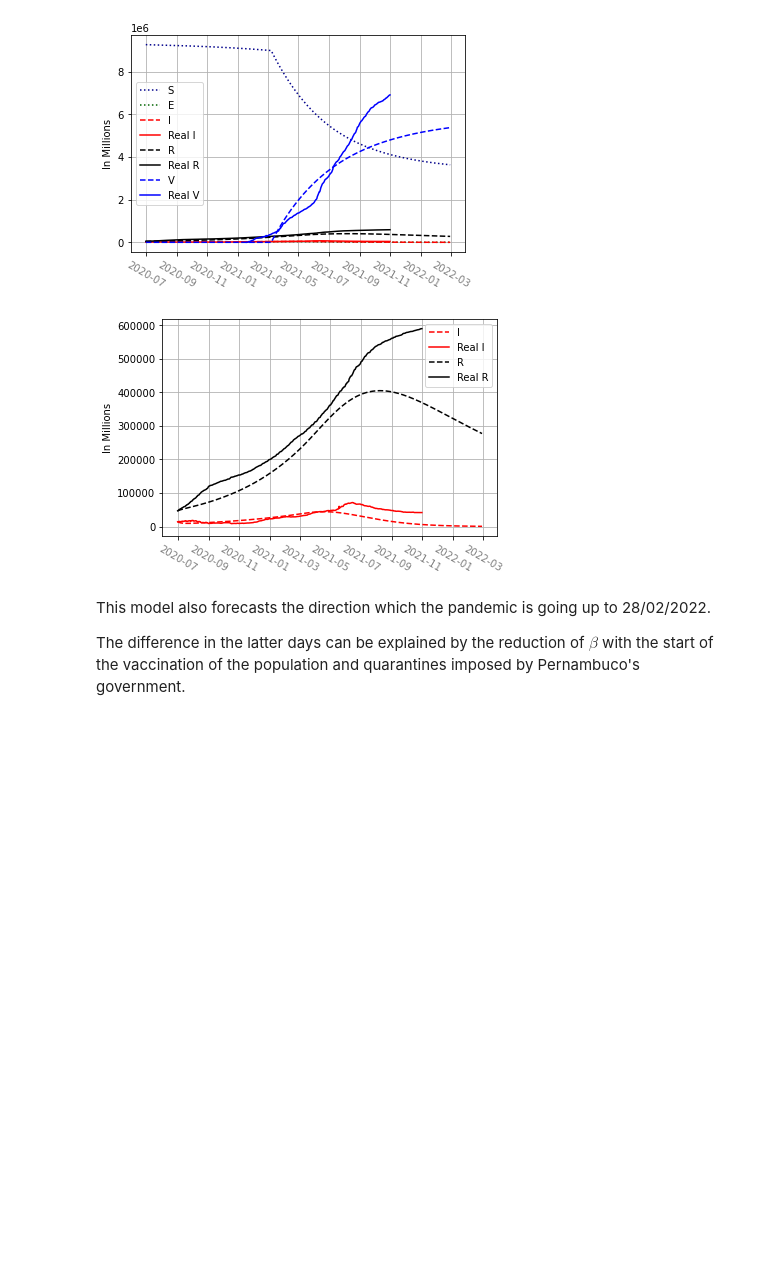
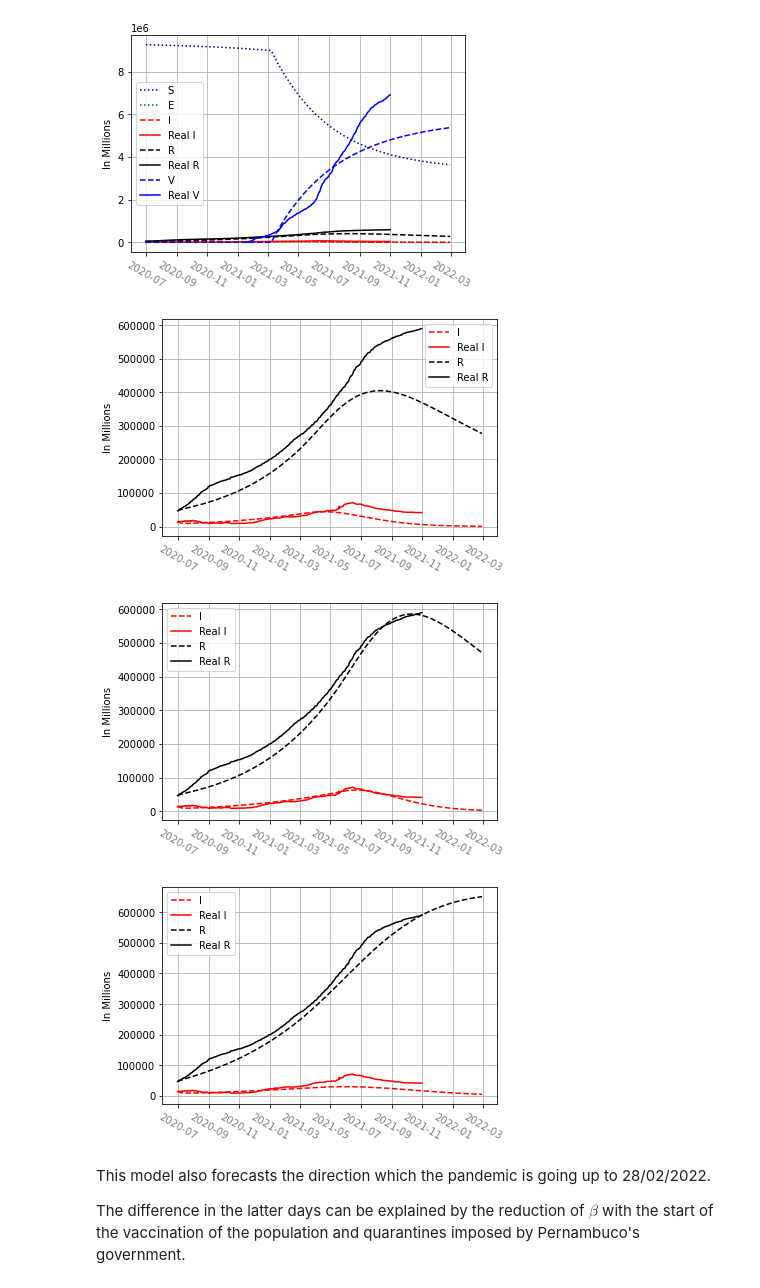
Before and after one commit to gbrls/Covid19NumericalAnalisys, a Jupyter notebook: main.ipynb, the cells around one changed output. Drawn from its saved outputs; the diff is of its cells as text; code cells hidden in the pictures; blank space fills up the shorter version.

```diff
--- a/main.ipynb
+++ b/main.ipynb
@@ -254,11 +254,16 @@ u = [model_pop - (model_pop * model_infected),0, model_pop * model_infected,mode
 plot_model(SEIRV_builder(), u)
 # %% [output]
 [figure]
-# %%
-
-plot_model(SEIRV_builder(), u, zoom=True)
-# %% [output]
-[figure, removed]
+# %%
+
+plot_model(SEIRV_builder(), u, zoom=True)
+plot_model(SEIRV_builder(vaccine_start=320), u, zoom=True)
+plot_model(SEIRV_builder(beta=0.065, vaccine_rate=0.0015, mu=0.0001), u, zoom=True)
+#plot_model(SEIRV_builder(beta=0.065, vaccine_rate=0.0015, mu=0.0001), u, zoom=False)
+# %% [output]
+[figure, added]
+[figure, added]
+[figure, added]
 # %% [markdown]
 This model also forecasts the direction which the pandemic is going up to 28/02/2022.
 
```
